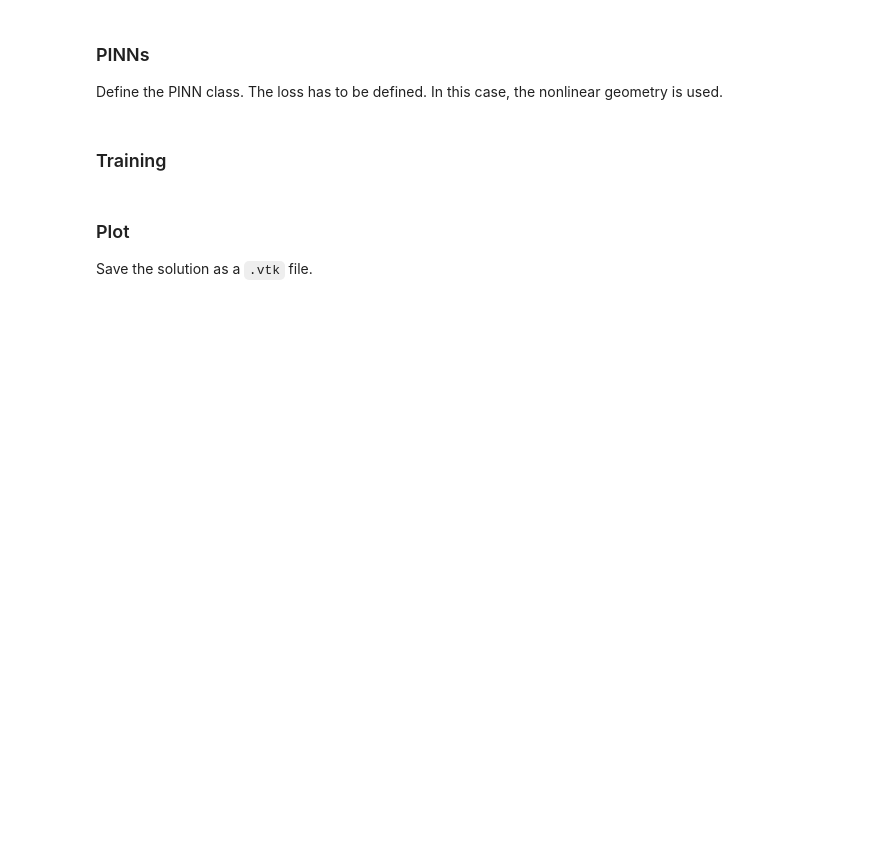
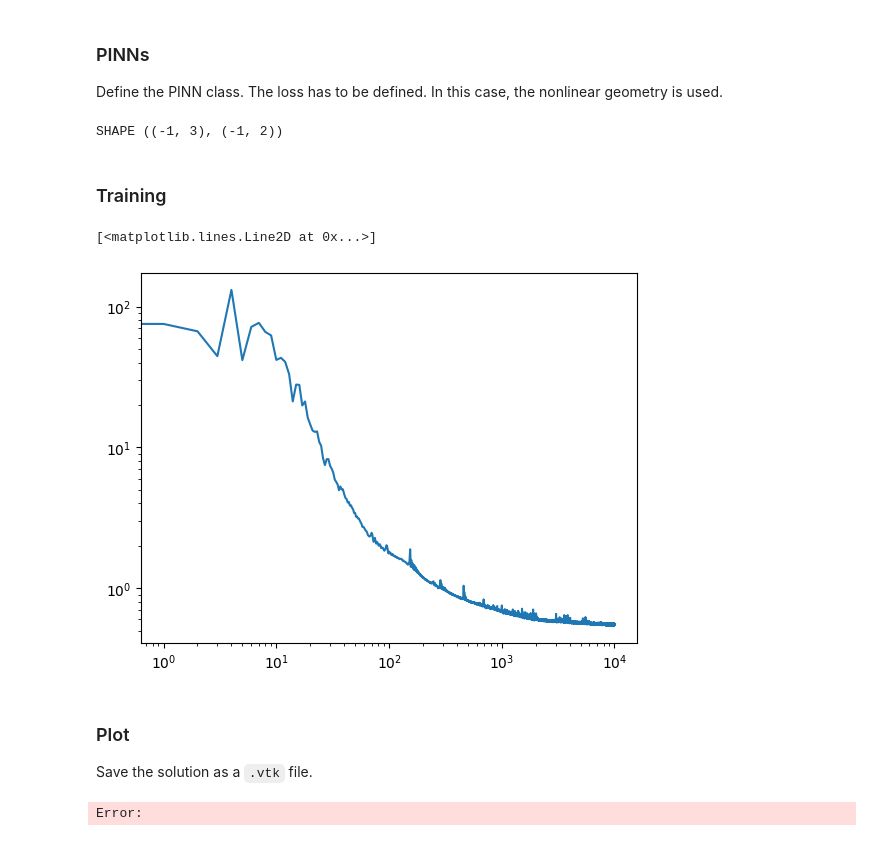
Before and after one commit to ion-g-ion/PINNs, a Jupyter notebook: holder_contacts_param.ipynb, the cells around one changed output. Saved outputs shown, nothing was run; the diff lists cells and outputs as text; code cells hidden in the pictures; blank space fills up the shorter version.

```diff
--- a/holder_contacts_param.ipynb
+++ b/holder_contacts_param.ipynb
@@ -21,6 +23,7 @@ np.random.seed(14124)
 Set the default precision and the execution device.
 # %%
 jax.config.update("jax_enable_x64", False)
-# print("GPU devices: ", jax.devices('gpu'))
+print("Devices: ", jax.devices())
 dev = jax.devices('gpu')[0] if jax.device_count()>1 and len(jax.devices('gpu'))>0 else jax.devices('cpu')[0]
+dev = jax.devices('gpu')[0]
 print(dev)
@@ -178,20 +194,20 @@ class Pinn(pinns.PINN):
 
     def __init__(self):
 
-        NP = 1
+        NP = 2
         input_shape = ((-1,3), (-1,NP))
         self.weights = {n: space_bc.init_weights(rnd_key) if 'spoke' in n else space.init_weights(rnd_key) for n in names}
-        self.solutions = pinns.connectivity_to_interfaces({n: space_bc if 'spoke' in n else space for n in names}, connectivity)
+        self.solutions = pinns.connectivity_to_interfaces({n: space_bc if 'spoke' in n else space for n in names}, connectivity, decay_fun=lambda x: x**2)
 
         E = 0.02e5
-        nu = 0.1
+        nu = 0.3
         self.E = E
         self.nu = nu
 
         self.lamda = E*nu/(1+nu)/(1-2*nu)
         self.mu = E/2/(1+nu)
 
-        rho = 0.2
+        rho = 0.0
         g = 9.81
         self.rho = rho
 
@@ -199,6 +215,7 @@ class Pinn(pinns.PINN):
         self.energy = lambda F,C,J,params: params[0]*jnp.sum(F**2, axis=(-2,-1)) + params[1]*jnp.abs(J)**2*jnp.sum(jnp.linalg.inv(F)**2, axis=(-1,-2)) + params[2]*J**2 - params[3]*jnp.log(jnp.abs(J))+params[4]
         self.energy = lambda F,C,J,params: 0.5*self.mu*(C[...,0,0]+C[...,1,1]+C[...,2,2]-3)-self.mu*jnp.log(jnp.abs(J))+0.5*self.lamda*jnp.log(jnp.abs(J))**2
         self.energy = lambda F,E,J,params: 0.5*self.lamda*(E[...,0,0]+E[...,1,1]+E[...,2,2])**2+self.mu*jnp.sum(E*E, axis=(-1,-2))
+        #self.energy = lambda F,E,J,params: 0.5*self.lamda*(E[...,0,0]+E[...,1,1]+E[...,2,2])**2+self.mu*(E[...,0,0]**2+E[...,1,1]**2+E[...,2,2]**2)
 
         self.a = 0.5*self.mu
         self.b = 0.0
@@ -206,7 +223,7 @@ class Pinn(pinns.PINN):
         self.d = self.mu
         self.e = -1.5*self.mu
 
-        self.kpen = 1e3
+        self.kpen = 8e3
         self.Ab = np.array([[0.0,1.0,0.0]]), np.array([[-0.75]]), np.array([[0.0,-1.0,0.0]]), np.array([[-0.75]])
         super(Pinn, self).__init__(geoms)
 
@@ -216,7 +233,7 @@ class Pinn(pinns.PINN):
         jacs = [pinns.functions.jacobian(lambda x, p: self.solutions[n](training_parameters, x, p))(points[n].points_reference, parameters) for n in names]
         jacs_x = [points[names[i]].jacobian_transformation(jacs[i]) for i in range(len(names))]
         Fs = [jnp.eye(3)+jacs_x[i] for i in range(len(names))]
-        Cs = [jnp.einsum('mij,mik->mjk', Fs[i], Fs[i]) for i in range(len(names))]
+        Cs = [jnp.einsum('mji,mki->mjk', Fs[i], Fs[i]) for i in range(len(names))]
         Cs = [0.5*(Cs[i]-jnp.eye(3)[None,...]) for i in range(len(names))]
 
         dets = [jnp.linalg.det(Fs[i]) for i in range(len(names))]
@@ -224,12 +241,14 @@ class Pinn(pinns.PINN):
         Es = [jnp.dot(self.energy(Fs[i], Cs[i], dets[i], [self.a, self.b,self.c,self.d,self.e]), points[names[i]].dx()) for i in range(len(names))]
         rhss = [jnp.dot(dets[i] * jnp.einsum('k,mk->m', self.f, self.solutions[names[i]](training_parameters, points[names[i]].points_reference, parameters)), points[names[i]].dx()) for i in range(len(names))]
 
-        contact_res  = jnp.dot(pinns.geometry.gap_to_convex_polytope(self.Ab[0], self.Ab[1], jnp.einsum('i,j->ij', parameters[:,0]*0.1, np.array([0,1,0])) + points['ds2'].points_physical+self.solutions['round_2'](training_parameters, points['ds2'].points_reference, parameters)), points['ds2'].weights)
-        contact_res += jnp.dot(pinns.geometry.gap_to_convex_polytope(self.Ab[2], self.Ab[3], jnp.einsum('i,j->ij', parameters[:,1]*0.1, np.array([0,1,0])) + points['ds0'].points_physical+self.solutions['round_0'](training_parameters, points['ds0'].points_reference, parameters)), points['ds0'].weights)
+        contact_res  = jnp.dot(pinns.geometry.gap_to_convex_polytope(self.Ab[0], self.Ab[1], jnp.einsum('i,j->ij', parameters[:,0]*0.1/2, np.array([0,1,0])) + points['ds2'].points_physical+self.solutions['round_2'](training_parameters, points['ds2'].points_reference, parameters))**2, points['ds2'].weights)
+        contact_res += jnp.dot(pinns.geometry.gap_to_convex_polytope(self.Ab[2], self.Ab[3], jnp.einsum('i,j->ij', parameters[:,1]*0.1/2, np.array([0,-1,0])) + points['ds0'].points_physical+self.solutions['round_0'](training_parameters, points['ds0'].points_reference, parameters))**2, points['ds0'].weights)
 
         return sum(Es) - sum(rhss) + self.kpen * contact_res
 
 model = Pinn()
+# %% [output]
+SHAPE ((-1, 3), (-1, 2))
 # %% [markdown]
 ### Training
 # %%
@@ -238,13 +257,14 @@ opt_type = 'ADAM'
 if opt_type == 'ADAM':
 
 
-    n_batches = 100
-    n_points = 1000000
+    n_batches = 200
+    n_points = 8000000
     n_points_batch = n_points//n_batches
 
     lr_opti = optimizers.piecewise_constant([2000,3000,4000,5000,7000], [0.005, 0.005/2, 0.005/4, 0.005/8,0.005/16,0.005/32])
-    #lr_opti = optimizers.piecewise_constant([2000,3000,4000,5000], [0.005, 0.005/4, 0.005/4,0.005/4,0.005/4])
-    lr_opti = optimizers.piecewise_constant([7000], [0.01/2, 0.001])
+    lr_opti = optimizers.piecewise_constant([20,40,60,80], [0.01, 0.01/2, 0.01/4,0.01/8,0.01/16])
+    #lr_opti = optimizers.piecewise_constant([7000], [0.01/2, 0.001])
+    #lr_opti = 0.01/2
     opt_init, opt_update, get_params = optimizers.adam(lr_opti)
 
     opt_state = opt_init(model.weights)
@@ -255,24 +275,24 @@ if opt_type == 'ADAM':
 
     loss_grad = jax.jit(lambda ws, pts: (model.loss(ws, pts), jax.grad(model.loss)(ws, pts)), device = dev)
 
-    def step(params, opt_state, key):
+    def step(params, opt_state, key, step_no):
         # points = model.get_points_MC(5000)
 
         points = model.points_MonteCarlo(n_points_batch, key, [{'patch': 'round_2', 'label': 'ds2', 'axis': 0, 'end': -1, 'n': n_points_batch}, {'patch': 'round_0', 'label': 'ds0', 'axis': 0, 'end': -1, 'n': n_points_batch}])
-        parameters_space = jax.random.uniform(key, (n_points_batch, 2))
+        parameters_space = jax.random.uniform(key, (n_points_batch, 2))*2-1
         loss = model.loss(params, points, parameters_space)
         grads = jax.grad(model.loss)(params, points, parameters_space)
         #loss, grads = loss_grad(params, points)
-        opt_state = opt_update(0, grads, opt_state)
+        opt_state = opt_update(step_no, grads, opt_state)
 
         params = get_params(opt_state)
 
         return params, opt_state, loss
 
     step_compiled = jax.jit(step, device = dev)
-    step_compiled(params, opt_state, rnd_key)
+    step_compiled(params, opt_state, rnd_key, 0)
 
-    n_epochs = 20
+    n_epochs = 50
 
     hist = []
     hist_weights = []
@@ -284,7 +304,8 @@ if opt_type == 'ADAM':
         losses = []
         for b in random.sample(range(n_batches), n_batches):
 
-            params, opt_state, loss = step_compiled(params, opt_state, jax.random.PRNGKey(b+0*np.random.randint(1000)))
+            params, opt_state, loss = step_compiled(params, opt_state, jax.random.PRNGKey(b+0*np.random.randint(100000)), ep)
+
             #print("\tbatch %d/%d"%(b+1, n_batches))
             hist.append(loss)
             losses.append(loss)
@@ -297,6 +318,11 @@ if opt_type == 'ADAM':
     weights = params
     tme = datetime.datetime.now() - tme
     print('Elapsed time ', tme)
+# %%
+plt.loglog(hist)
+# %% [output]
+[<matplotlib.lines.Line2D at 0x...>]
+[figure, added]
 # %% [markdown]
 ### Plot
 
@@ -304,8 +344,11 @@ Save the solution as a `.vtk` file.
 # %%
-with jax.disable_jit():
-    pv_objects = [pinns.extras.plot(geoms[n], {'displacement': lambda y: model.solutions[n](weights, y, np.zeros((y.shape[0], 2)))}, N= 25) for n in geoms]
-
-obj = pv_objects[0]
-for i in range(1,len(pv_objects)):
-    obj = obj.merge(pv_objects[i])
-obj.save('solution_holder_contacts.vtk')
+#for ep in range(n_epochs):
+#    with jax.disable_jit():
+#        pv_objects = [pinns.extras.plot(geoms[n], {'displacement': lambda y: model.solutions[n](hist_weights[ep], y, np.zeros((y.shape[0], 2)))}, N= 25) for n in geoms]
+#
+#    obj = pv_objects[0]
+#    for i in range(1,len(pv_objects)):
+#        obj = obj.merge(pv_objects[i])
+#    obj.save('solution_holder_contacts_%d.vtk'%(ep+1))
+# %% [output]
+Error:
```
Also changed, not shown: parts of 8 cells of this notebook, 34 other files.
